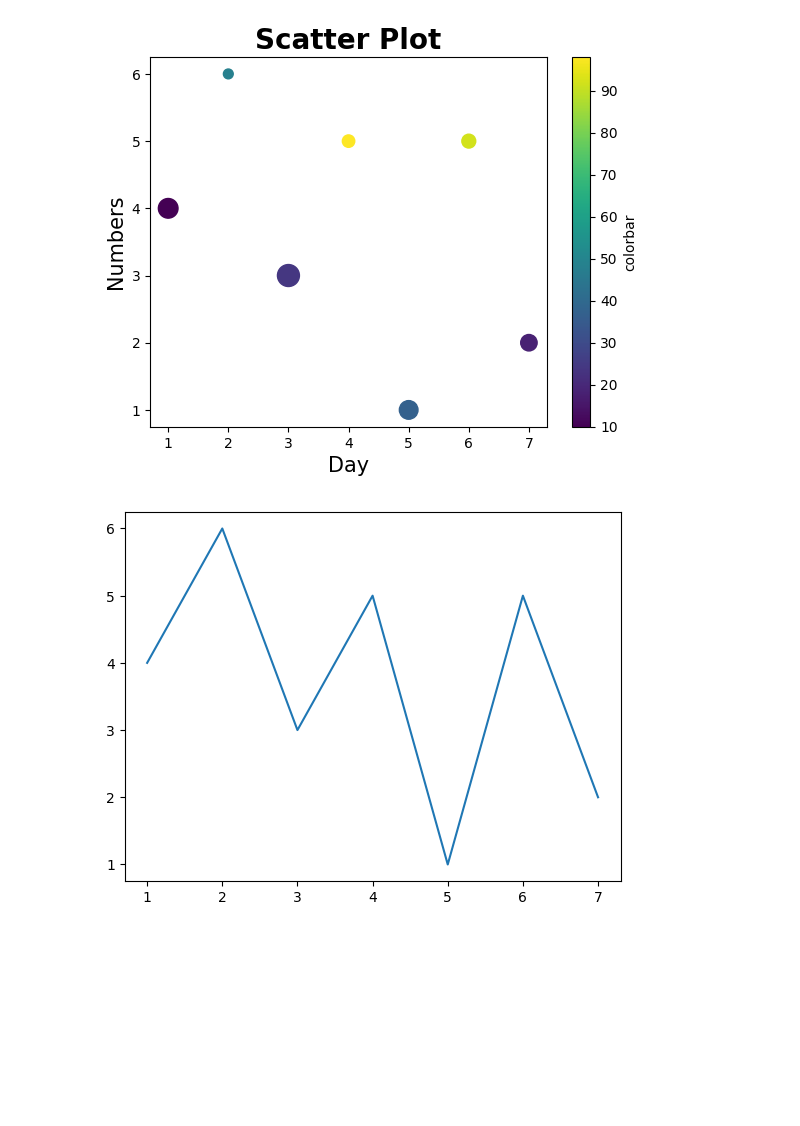
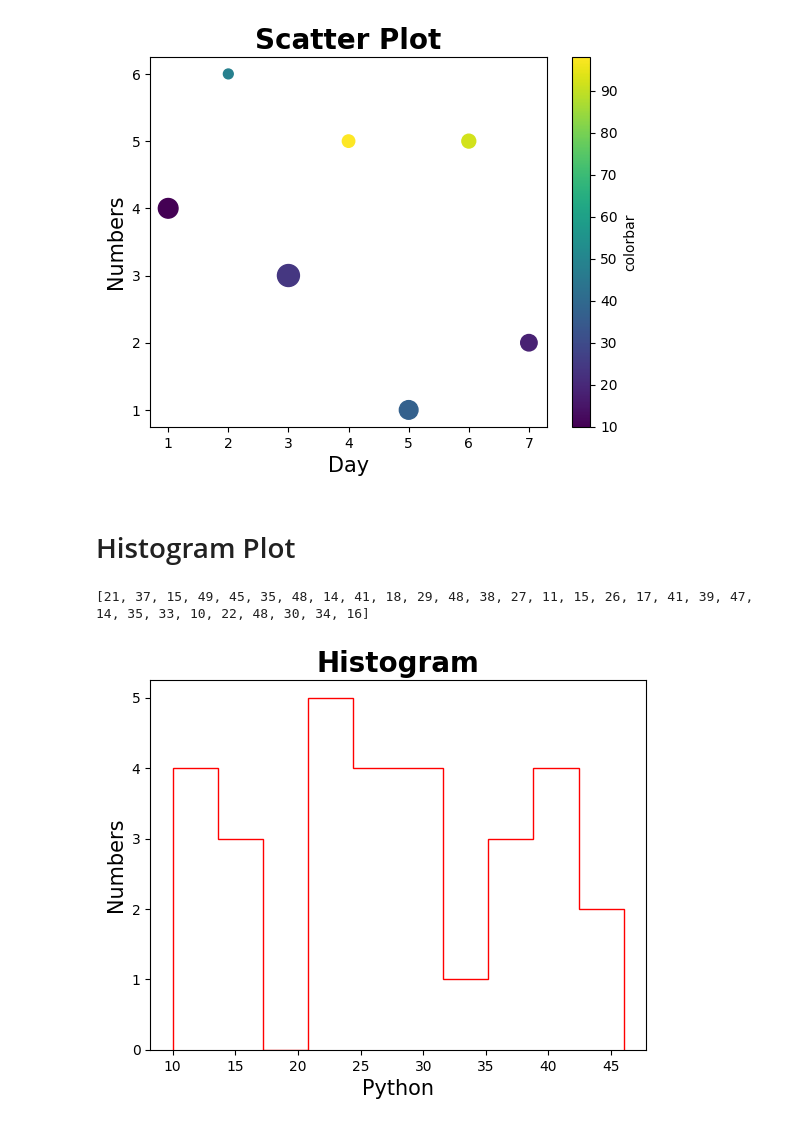
Before and after one commit to rajan-dhinoja/python_libraries, a Jupyter notebook: Matplotlib_Tutorial.ipynb, the cells around one changed output. Cells and saved outputs as stored; diff of their text form; code cells hidden in the pictures; blank space fills up the shorter version.

```diff
--- a/Matplotlib_Tutorial.ipynb
+++ b/Matplotlib_Tutorial.ipynb
@@ -98,9 +105,27 @@ t.set_label("colorbar")
 plt.show()
 # %% [output]
 [figure]
-# %%
-plt.plot(day,num)
-
-plt.show()
-# %% [output]
-[figure, removed]
+# %% [markdown]
+# Histogram Plot
+# %%
+x = np.random.randint(10, 50, [30]).tolist()
+print(x)
+# %% [output]
+[21, 37, 15, 49, 45, 35, 48, 14, 41, 18, 29, 48, 38, 27, 11, 15, 26, 17, 41, 39, 47, 14, 35, 33, 10, 22, 48, 30, 34, 16]
+# %%
+num = [33, 16, 38, 23, 42, 44, 22, 26, 31, 22, 31, 28, 29, 39, 25, 14, 10, 37, 10, 46, 12, 27, 14, 23, 13, 42, 38, 41, 21, 27]
+l =[10, 20, 30, 40, 50, ]
+plt.title("Histogram", fontsize=20, fontweight=600)
+plt.xlabel("Python", fontsize=15)
+plt.ylabel("Numbers", fontsize=15)
+
+# plt.hist(num, color="g")
+plt.hist(num, color="g", edgecolor="r", histtype="step")
+# plt.hist(num, color="g", edgecolor="r", align="mid")
+# plt.hist(num, "auto", (0, 100),  edgecolor="r")
+# plt.hist(num, bins=l, color="g", edgecolor="r")
+# plt.hist(num, color="g", edgecolor="r", cumulative=-1)
+# plt.hist(num, color="g", bottom=10, edgecolor="r")
+plt.show()
+# %% [output]
+[figure, added]
```
Also changed, not shown: parts of 4 cells of this notebook.
